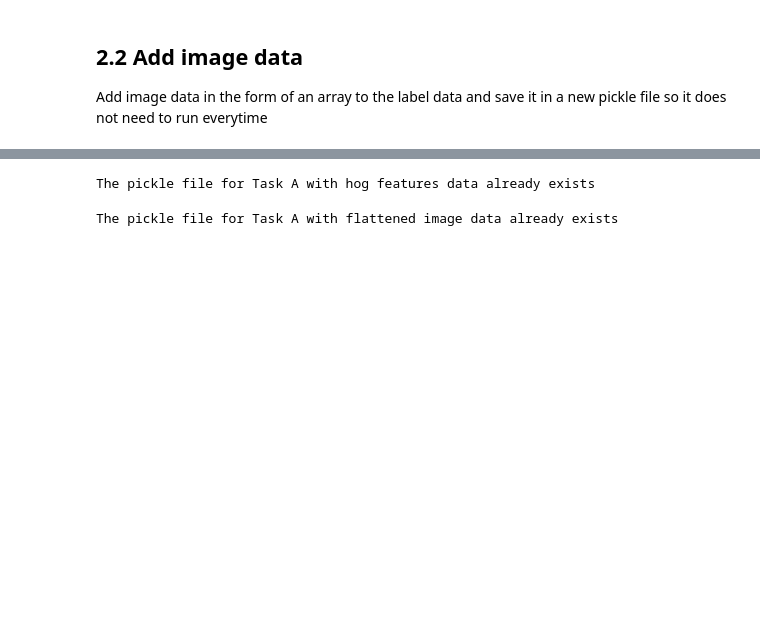
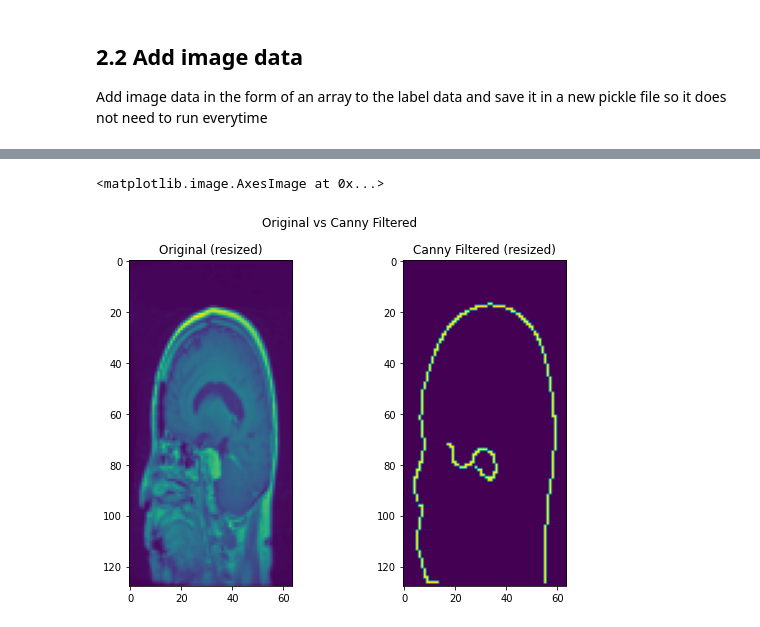
Before and after one commit to tanpinray/AMLS_22-21_SN18100138, a Jupyter notebook: Task_A.ipynb, the cells around one changed output, grey strips where cells are left out. Cells and saved outputs as stored; diff of their text form; code cells hidden in the pictures; blank space fills up the shorter version.

```diff
--- a/Task_A.ipynb
+++ b/Task_A.ipynb
@@ -128,0 +204,12 @@ def flatten_image(data_path, df):
+# %%
+filtered_im = canny(images[0], sigma=3)
+
+fig, (ax1, ax2)= plt.subplots(nrows=1, ncols=2, figsize=(9, 6))
+fig.suptitle('Original vs Canny Filtered')
+ax1.set_title('Original (resized)')
+ax1.imshow(images[0])
+ax2.set_title('Canny Filtered (resized)')
+ax2.imshow(filtered_im)
+# %% [output]
+<matplotlib.image.AxesImage at 0x...>
+[figure, added]
@@ -129,26 +246,20 @@ def flatten_image(data_path, df):
 # %%
-if os.path.exists('./dataset/label_taskA_hog.pkl'):
-    print('The pickle file for Task A with hog features data already exists')
-else:
-    data_path = './dataset/image'
-    binary = create_binary(df)
-    hog_features = extract_hog(data_path, df)
+def feature_selection(X_train, X_test, y_train):
+    # clf = ExtraTreesClassifier(n_estimators=100)
+    # clf = clf.fit(X_train, y_train)
+    # model = SelectFromModel(clf, prefit=True)
+    # X_train_new = model.transform(X_train)
+    # X_test_new = model.transform(X_test)
 
-    label_taskA = pd.DataFrame(data = hog_features)
-    label_taskA['binary_label'] = binary
-    label_taskA.to_pickle("./dataset/label_taskA_hog.pkl")
+    # forest = RandomForestClassifier(random_state=0)
+    # forest.fit(X_train, y_train)
+    # model = SelectFromModel(forest, prefit=True)
+    # X_train_new = model.transform(X_train)
+    # X_test_new = model.transform(X_test)
+
+    lsvc = svm.LinearSVC(C=0.01, penalty="l1", dual=False).fit(X_train, y_train)
+    model = SelectFromModel(lsvc, prefit=True)
+    X_train_new = model.transform(X_train)
+    X_test_new = model.transform(X_test)
+
+    return X_train_new, X_test_new
-# %% [output]
-The pickle file for Task A with hog features data already exists
-# %%
-if os.path.exists('./dataset/label_taskA_flatten.pkl'):
-    print('The pickle file for Task A with flattened image data already exists')
-else:
-    data_path = './dataset/image'
-    binary = create_binary(df)
-    image_data = flatten_image(data_path, df)
-
-    label_taskA = pd.DataFrame(data = image_data)
-    label_taskA['binary_label'] = binary
-    label_taskA.to_pickle("./dataset/label_taskA_flatten.pkl")
-# %% [output]
-The pickle file for Task A with flattened image data already exists
```
Also changed, not shown: parts of 17 cells of this notebook, 1 other file.
